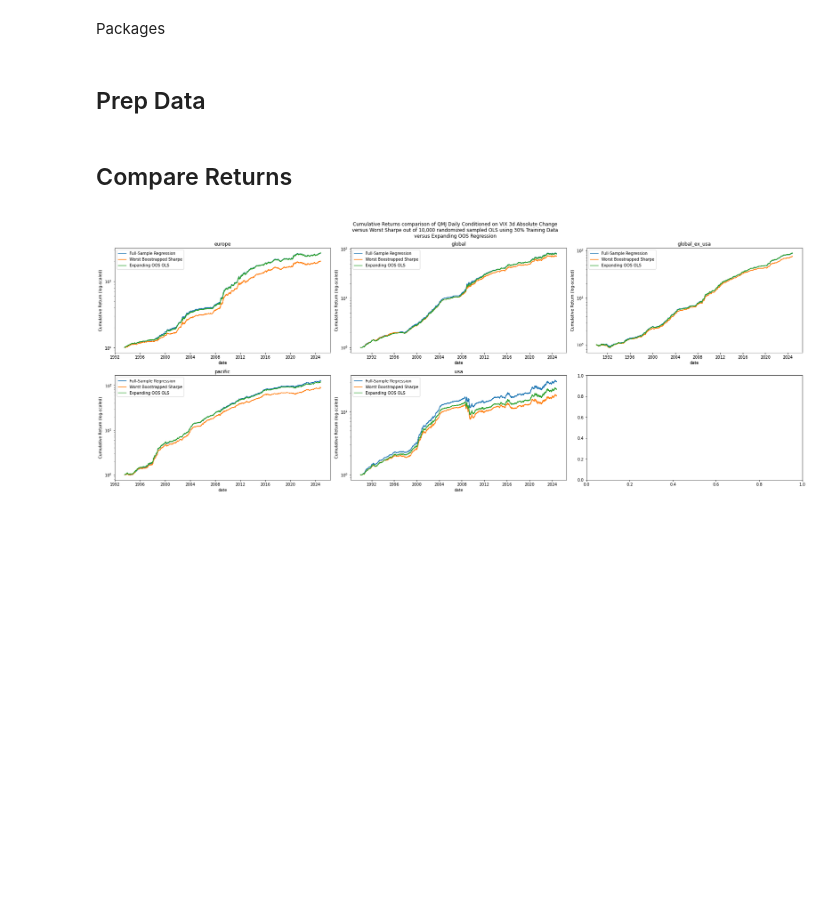
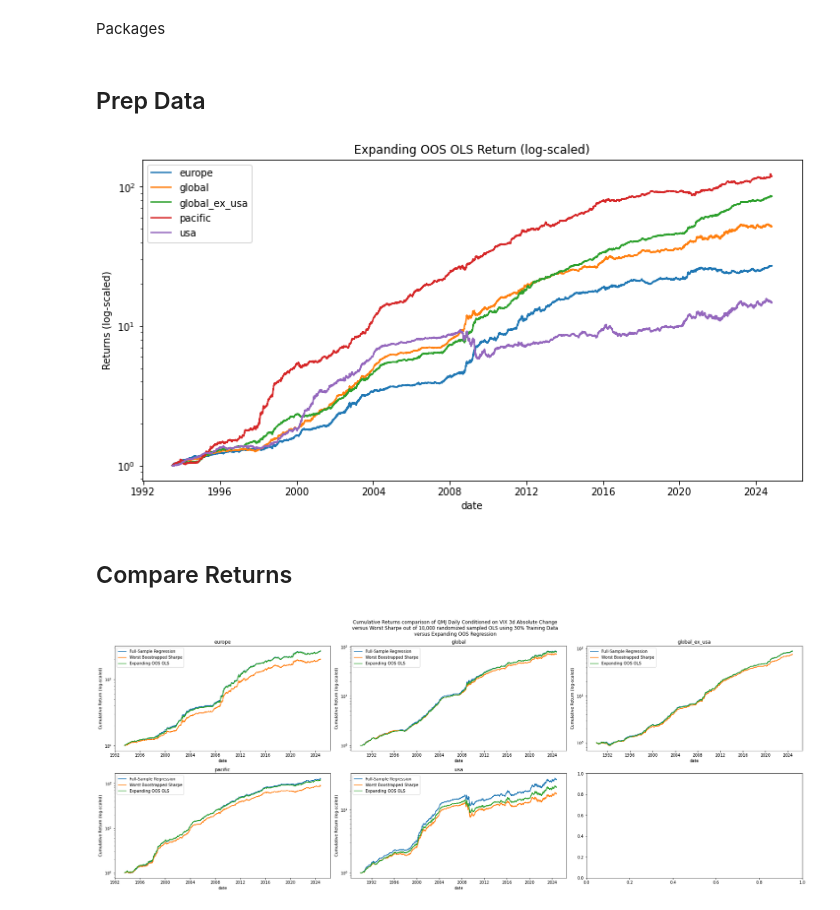
Before and after one commit to diegodalvarez/QualityShocks, a Jupyter notebook: root/notebook/ExpandingRegression.ipynb, the cells around one changed output. Drawn from its saved outputs; the diff is of its cells as text; code cells hidden in the pictures; blank space fills up the shorter version.

```diff
--- a/root/notebook/ExpandingRegression.ipynb
+++ b/root/notebook/ExpandingRegression.ipynb
@@ -90,6 +90,23 @@ def get_all(df_bs_rtn: pd.DataFrame, df_ex_rtn: pd.DataFrame) -> pd.DataFrame:
     return df_out
 
 df = get_all(df_bs_rtn, df_ex_rtn)
+# %%
+def plot_oos_rtn(df: pd.DataFrame) -> plt.Figure:
+
+    (df.rename(
+        columns = {"variable": ""}).
+        pivot(index = "date", columns = "", values = "ex_rtn").
+        dropna().
+        apply(lambda x: np.cumprod(1 + x)).
+        plot(
+            logy = True,
+            figsize = (12,6),
+            title   = "Expanding OOS OLS Return (log-scaled)",
+            ylabel  = "Returns (log-scaled)"))
+
+plot_oos_rtn(df)
+# %% [output]
+[figure, added]
 # %% [markdown]
 ## Compare Returns
 # %%
```
Also changed, not shown: 1 other file.
